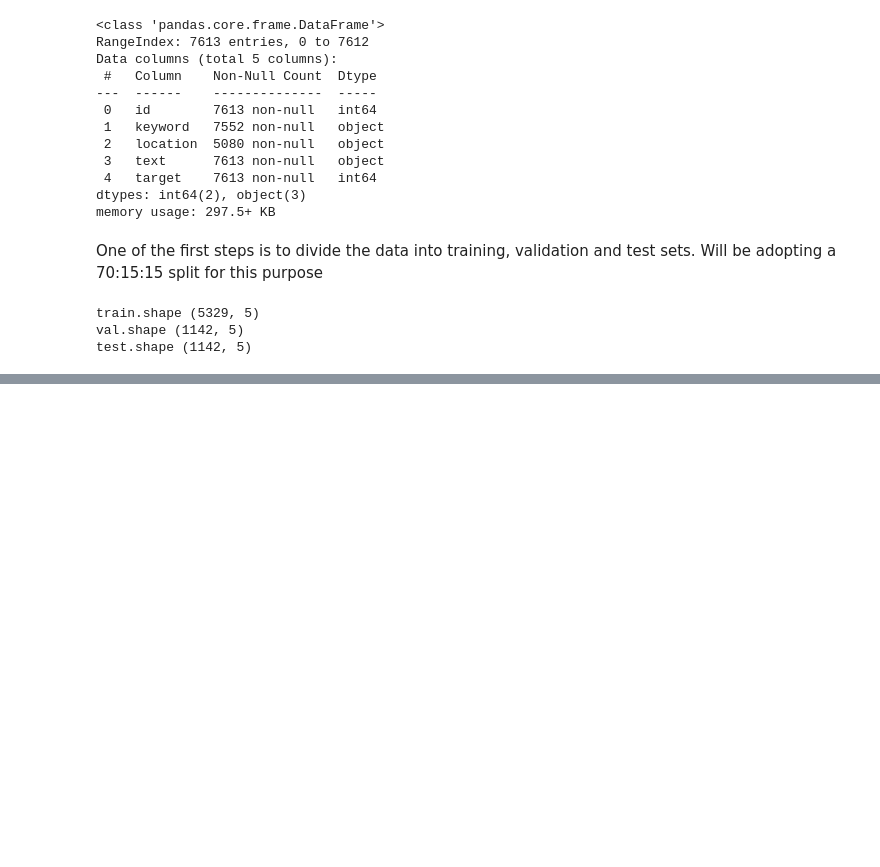
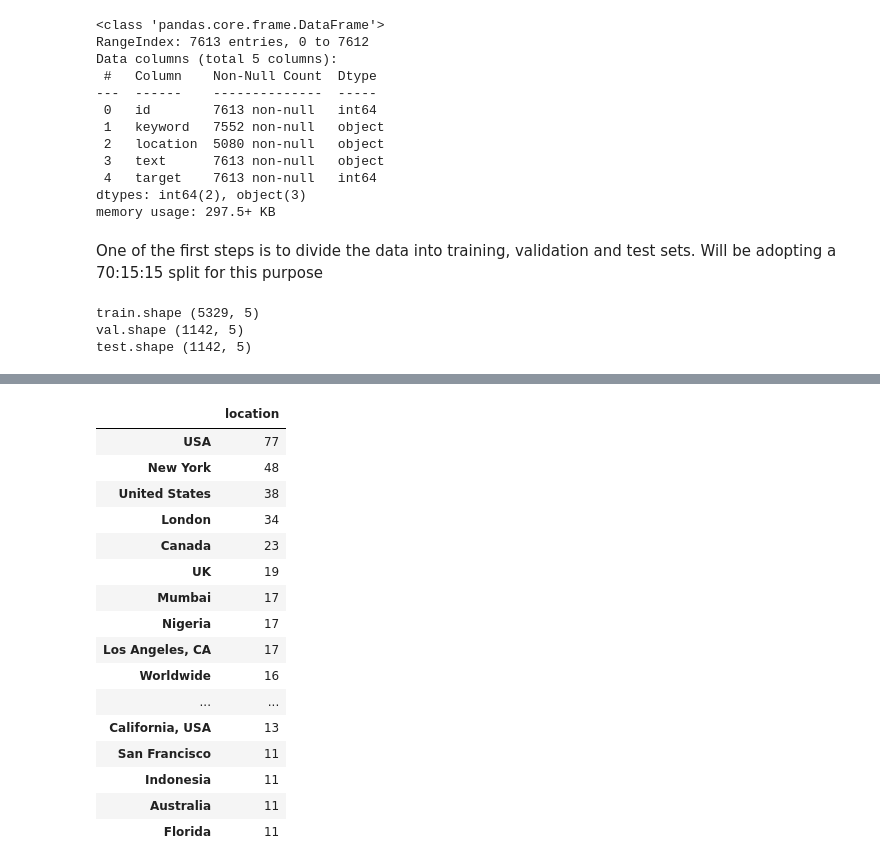
Before and after one commit to raamav/Text-Classification, a Jupyter notebook: Twitter_for_PublicEmergencies.ipynb, the cells around one changed output, grey strips where cells are left out. Drawn from its saved outputs; the diff is of its cells as text; code cells hidden in the pictures; blank space fills up the shorter version.

```diff
--- a/Twitter_for_PublicEmergencies.ipynb
+++ b/Twitter_for_PublicEmergencies.ipynb
@@ -88,0 +238,24 @@ Exploring the data, building functions (and/or pipelines) for preprocessing data
+# %%
+# WHICH ARE THE TOP LOCATIONS
+
+location_var = pd.DataFrame(train['location'].value_counts())
+
+location_var[1:20] # Excluding 'None' which is the top keyword
+# %% [output]
+|  | location |
+| USA | 77 |
+| New York | 48 |
+| United States | 38 |
+| London | 34 |
+| Canada | 23 |
+| UK | 19 |
+| Mumbai | 17 |
+| Nigeria | 17 |
+| Los Angeles, CA | 17 |
+| Worldwide | 16 |
+| ... | ... |
+| California, USA | 13 |
+| San Francisco | 11 |
+| Indonesia | 11 |
+| Australia | 11 |
+| Florida | 11 |
```
Also changed, not shown: parts of 47 cells of this notebook.
